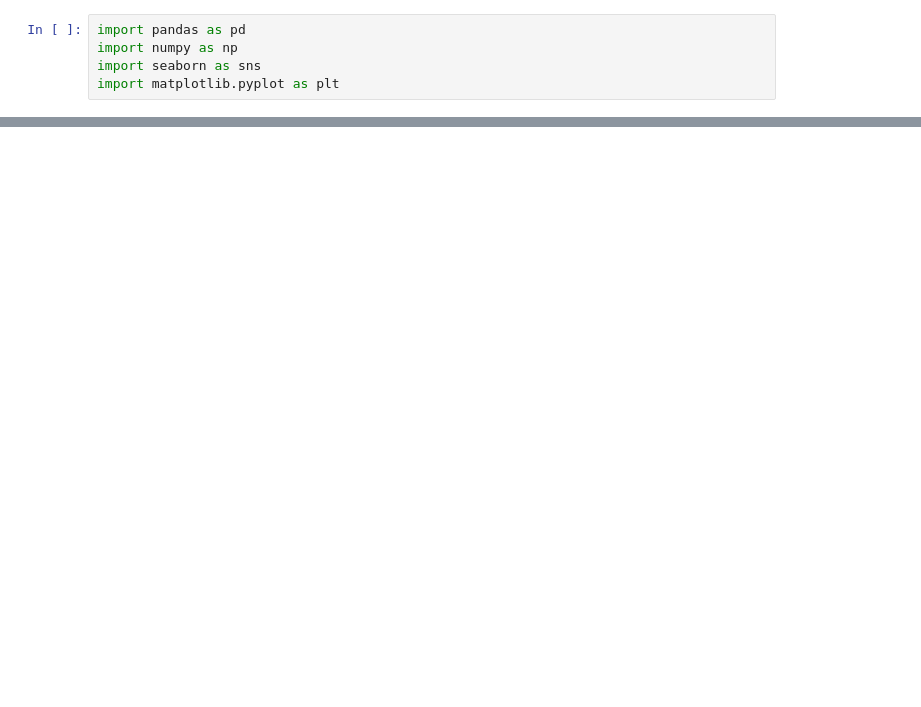
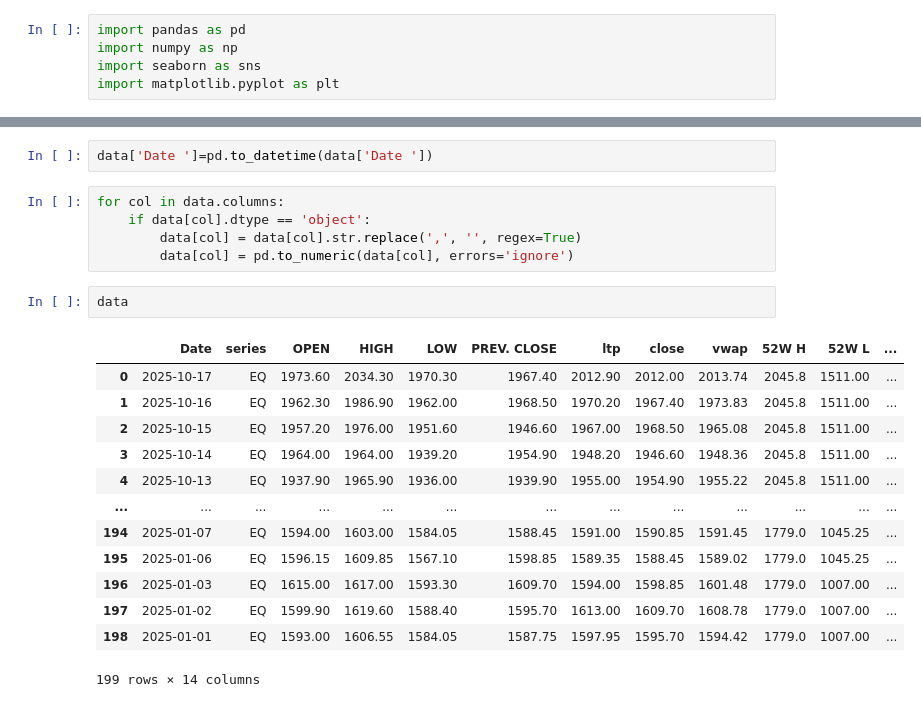
Before and after one commit to Rajshekokar3/Stock-Market-AI, a Jupyter notebook: notebooks/data_collection.ipynb, the cells around one changed output, grey strips where cells are left out. Cells and saved outputs as stored; diff of their text form; blank space fills up the shorter version.

```diff
--- a/notebooks/data_collection.ipynb
+++ b/notebooks/data_collection.ipynb
@@ -24,0 +45,23 @@ data.tail()
+# %%
+data['Date ']=pd.to_datetime(data['Date '])
+# %%
+for col in data.columns:
+    if data[col].dtype == 'object':
+        data[col] = data[col].str.replace(',', '', regex=True)
+        data[col] = pd.to_numeric(data[col], errors='ignore')
+# %%
+data
+# %% [output]
+|  | Date | series | OPEN | HIGH | LOW | PREV. CLOSE | ltp | close | vwap | 52W H | 52W L | ... |
+| 0 | 2025-10-17 | EQ | 1973.60 | 2034.30 | 1970.30 | 1967.40 | 2012.90 | 2012.00 | 2013.74 | 2045.8 | 1511.00 | ... |
+| 1 | 2025-10-16 | EQ | 1962.30 | 1986.90 | 1962.00 | 1968.50 | 1970.20 | 1967.40 | 1973.83 | 2045.8 | 1511.00 | ... |
+| 2 | 2025-10-15 | EQ | 1957.20 | 1976.00 | 1951.60 | 1946.60 | 1967.00 | 1968.50 | 1965.08 | 2045.8 | 1511.00 | ... |
+| 3 | 2025-10-14 | EQ | 1964.00 | 1964.00 | 1939.20 | 1954.90 | 1948.20 | 1946.60 | 1948.36 | 2045.8 | 1511.00 | ... |
+| 4 | 2025-10-13 | EQ | 1937.90 | 1965.90 | 1936.00 | 1939.90 | 1955.00 | 1954.90 | 1955.22 | 2045.8 | 1511.00 | ... |
+| ... | ... | ... | ... | ... | ... | ... | ... | ... | ... | ... | ... | ... |
+| 194 | 2025-01-07 | EQ | 1594.00 | 1603.00 | 1584.05 | 1588.45 | 1591.00 | 1590.85 | 1591.45 | 1779.0 | 1045.25 | ... |
+| 195 | 2025-01-06 | EQ | 1596.15 | 1609.85 | 1567.10 | 1598.85 | 1589.35 | 1588.45 | 1589.02 | 1779.0 | 1045.25 | ... |
+| 196 | 2025-01-03 | EQ | 1615.00 | 1617.00 | 1593.30 | 1609.70 | 1594.00 | 1598.85 | 1601.48 | 1779.0 | 1007.00 | ... |
+| 197 | 2025-01-02 | EQ | 1599.90 | 1619.60 | 1588.40 | 1595.70 | 1613.00 | 1609.70 | 1608.78 | 1779.0 | 1007.00 | ... |
+| 198 | 2025-01-01 | EQ | 1593.00 | 1606.55 | 1584.05 | 1587.75 | 1597.95 | 1595.70 | 1594.42 | 1779.0 | 1007.00 | ... |
+199 rows × 14 columns
```
Also changed, not shown: parts of 4 cells of this notebook.
